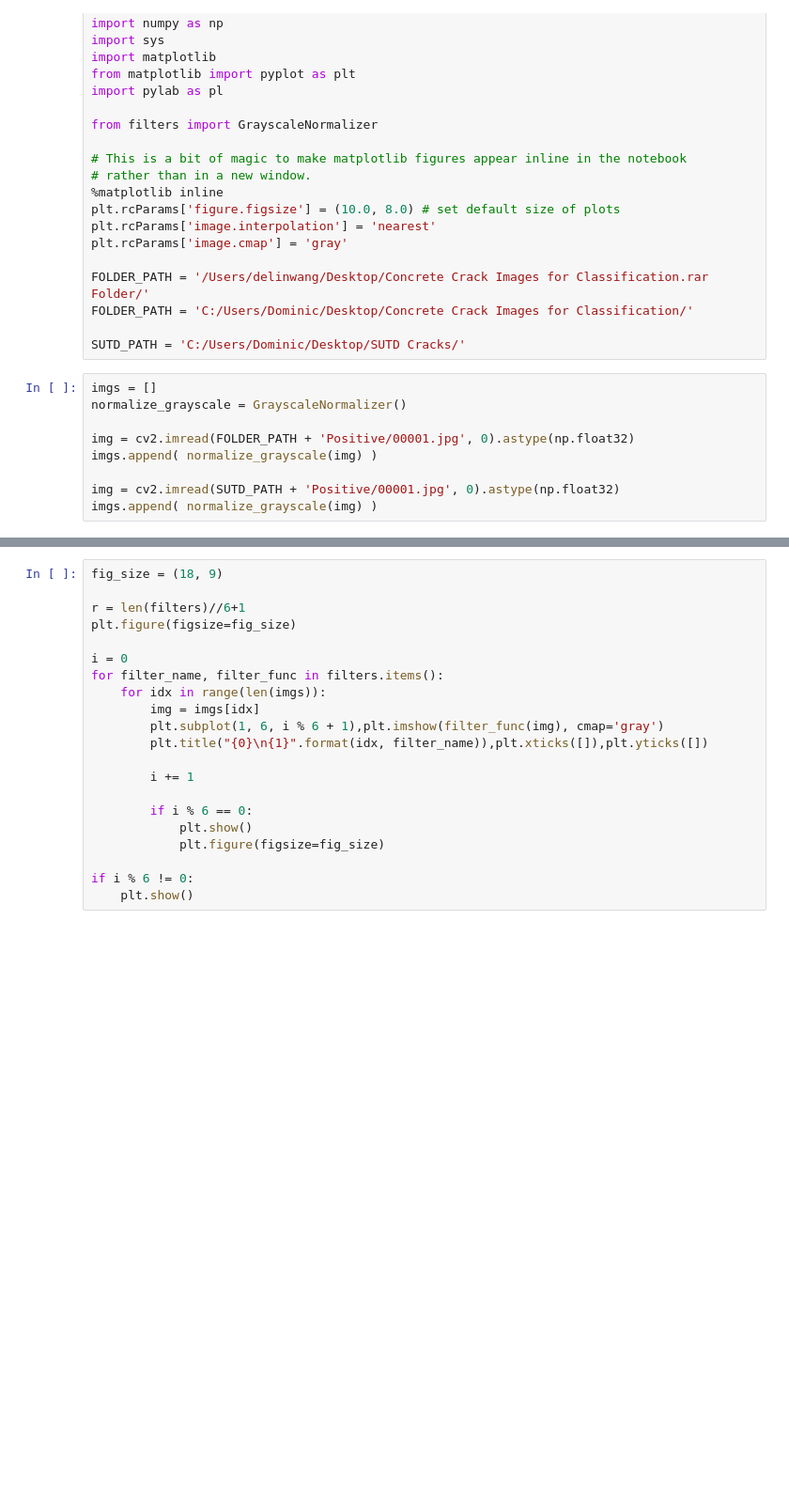
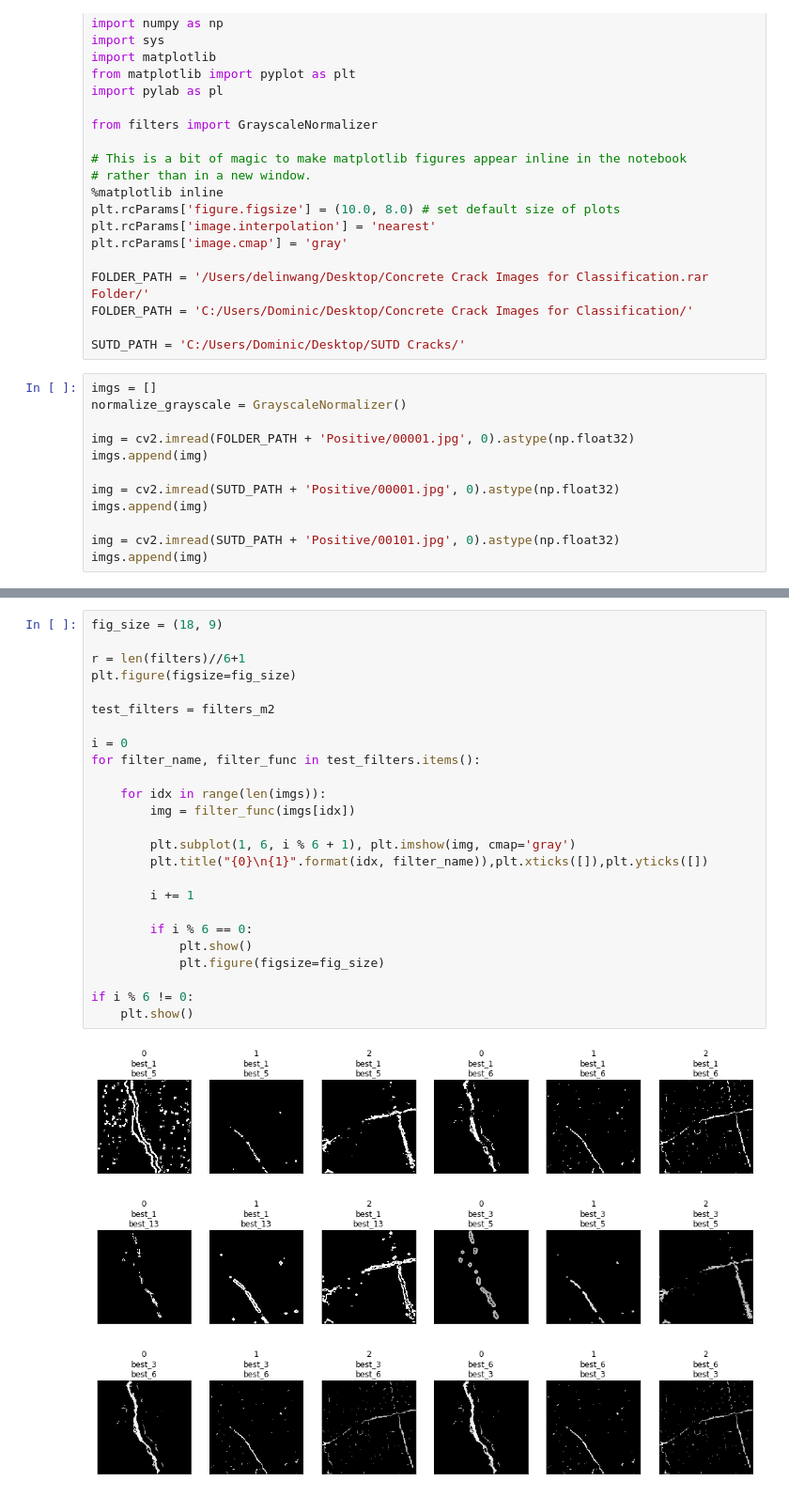
Before and after one commit to Gilliamwu/CV50035Repo, a Jupyter notebook: Filter Preview.ipynb, the cells around one changed output, grey strips where cells are left out. Shown at 94% size. Saved outputs shown, nothing was run; the diff lists cells and outputs as text; blank space fills up the shorter version.

Commit message:
Added filter preview

```diff
--- a/Filter Preview.ipynb
+++ b/Filter Preview.ipynb
@@ -28,10 +28,13 @@ imgs = []
 normalize_grayscale = GrayscaleNormalizer()
 
 img = cv2.imread(FOLDER_PATH + 'Positive/00001.jpg', 0).astype(np.float32)
-imgs.append( normalize_grayscale(img) )
+imgs.append(img)
 
 img = cv2.imread(SUTD_PATH + 'Positive/00001.jpg', 0).astype(np.float32)
-imgs.append( normalize_grayscale(img) )
+imgs.append(img)
+
+img = cv2.imread(SUTD_PATH + 'Positive/00101.jpg', 0).astype(np.float32)
+imgs.append(img)
 # %%
 from filters import *
 import preprocessing.shadow_reduction
@@ -99,21 +137,29 @@ filters = filters2
 # %%
 fig_size = (18, 9)
 
 r = len(filters)//6+1
 plt.figure(figsize=fig_size)
 
+test_filters = filters_m2
+
 i = 0
-for filter_name, filter_func in filters.items():
+for filter_name, filter_func in test_filters.items():
+
     for idx in range(len(imgs)):
-        img = imgs[idx]
-        plt.subplot(1, 6, i % 6 + 1),plt.imshow(filter_func(img), cmap='gray')
+        img = filter_func(imgs[idx])
+
+        plt.subplot(1, 6, i % 6 + 1), plt.imshow(img, cmap='gray')
         plt.title("{0}\n{1}".format(idx, filter_name)),plt.xticks([]),plt.yticks([])
 
         i += 1
 
         if i % 6 == 0:
             plt.show()
             plt.figure(figsize=fig_size)
 
 if i % 6 != 0:
     plt.show()
+# %% [output]
+[figure, added]
+[figure, added]
+[figure, added]
```
Also changed, not shown: parts of 2 cells of this notebook, 1 other file.
